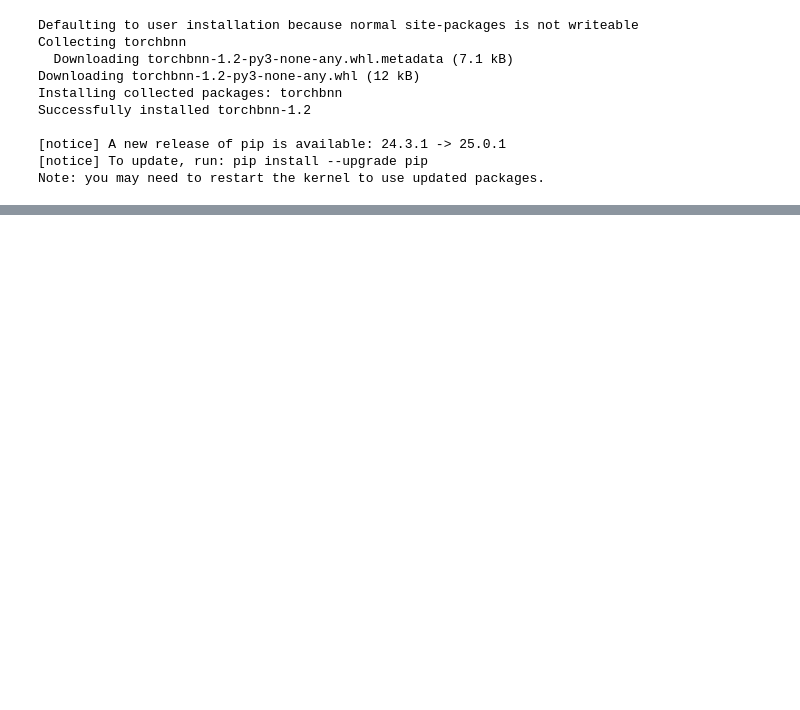
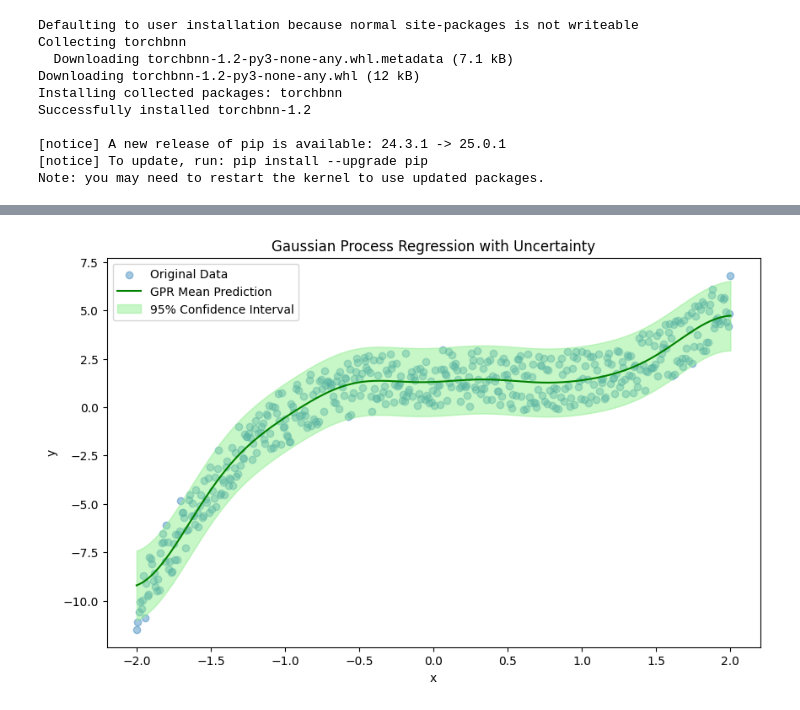
Before and after one commit to jaewook-lee4014/MultiFidelity-ProcessOpt, a Jupyter notebook: 6. TestCode/BNN.ipynb, the cells around one changed output, grey strips where cells are left out. Saved outputs shown, nothing was run; the diff lists cells and outputs as text; code cells hidden in the pictures; blank space fills up the shorter version.

```diff
--- a/6. TestCode/BNN.ipynb
+++ b/6. TestCode/BNN.ipynb
@@ -151,0 +130,33 @@ plt.show()
+# %%
+import numpy as np
+import matplotlib.pyplot as plt
+from sklearn.gaussian_process import GaussianProcessRegressor
+from sklearn.gaussian_process.kernels import RBF, WhiteKernel
+
+# 데이터 (BNN과 동일하게 사용)
+X = x.numpy()  # (500, 1)
+Y = y.numpy().ravel()  # (500,)
+
+# 커널 정의: RBF + WhiteKernel (잡음)
+kernel = RBF(length_scale=1.0) + WhiteKernel(noise_level=1.0)
+
+# GPR 모델 정의 및 학습
+gpr = GaussianProcessRegressor(kernel=kernel, n_restarts_optimizer=10)
+gpr.fit(X, Y)
+
+# 예측
+y_pred, std_pred = gpr.predict(X, return_std=True)
+lower = y_pred - 1.96 * std_pred
+upper = y_pred + 1.96 * std_pred
+# %%
+plt.figure(figsize=(10, 6))
+plt.scatter(X, Y, label='Original Data', alpha=0.4)
+plt.plot(X, y_pred, label='GPR Mean Prediction', color='green')
+plt.fill_between(X.squeeze(), lower, upper, color='lightgreen', alpha=0.5, label='95% Confidence Interval')
+plt.xlabel('x')
+plt.ylabel('y')
+plt.title('Gaussian Process Regression with Uncertainty')
+plt.legend()
+plt.show()
+# %% [output]
+[figure, added]
```
Also changed, not shown: parts of 14 cells of this notebook, 11 other files.
